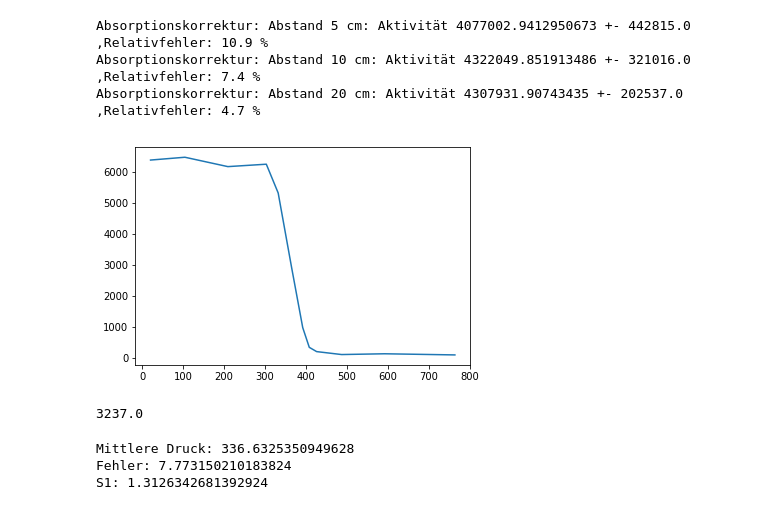
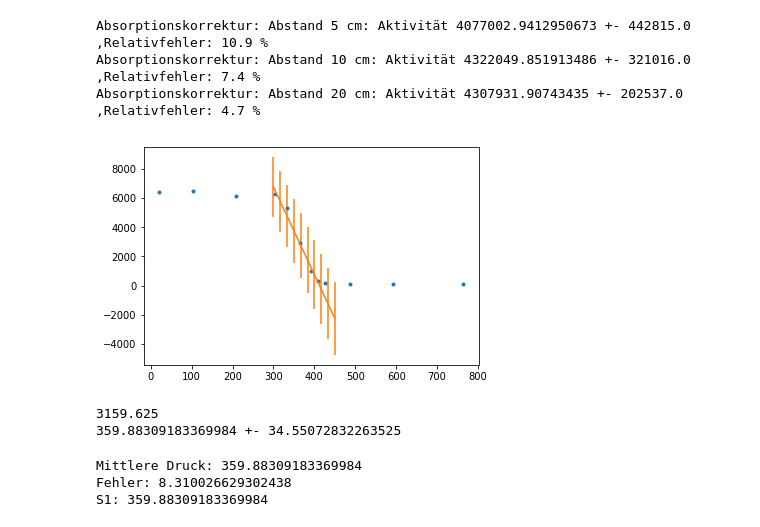
Before and after one commit to Wambonaut/PAP2, a Jupyter notebook: Absorption von alpha, beta, gamma strahlung.ipynb, the cells around one changed output. Cells and saved outputs as stored; diff of their text form; code cells hidden in the pictures.

```diff
--- a/Absorption von alpha, beta, gamma strahlung.ipynb
+++ b/Absorption von alpha, beta, gamma strahlung.ipynb
@@ -115,32 +115,38 @@ Absorptionskorrektur: Abstand 20 cm: Aktivität 4307931.90743435 +- 202537.0 ,Re
 # %%
 ##Absorption von alpha-Strahlung
 n_alpha=np.array([6383,6474,6171,6249,5319,2897,968,330,192,97,122,85])
 druck_alpha=np.array([20,104,209,303,332,365,392,408,426,487,592,764])
-plt.plot(druck_alpha, n_alpha)
+plt.plot(druck_alpha, n_alpha, ".")
+(slope, intercept), cov=np.polyfit(druck_alpha[3:8], n_alpha[3:8], 1, cov=True)
+plt.errorbar(np.linspace(300, 450, 10), np.linspace(300, 450,10)*slope+intercept, np.sqrt(cov[0,0]*np.linspace(300,450,10)**2+cov[1,1]))
 plt.show()
 # %% [output]
-[figure, old version]
+[figure, new version]
 # %%
 ##Bestimmen der Rechweite
 p_normal=1013
 s=lambda p, d: p/p_normal*d
-n50=max(n_alpha)/2
+n50=np.average(n_alpha[:4])/2
+x=(n50-intercept)/slope
+dx=x*sqrt(cov[0][0]/slope**2+cov[1][1]/intercept**2)
 print(n50)
+print(x,"+-",dx)
 # %% [output]
-3237.0
+3159.625
+359.88309183369984 +- 34.55072832263525
 # %%
 ##3237 liegt zwischen 5319 und 2897. diese liegen bei 332 und 365 mbar
 ##berechne linearen schnittpunkt
 p50=(332*np.abs((n50-5319)/(5319-2897))+np.abs((n50-2897)/(5319-2897))*365)
-print("Mittlere Druck:",p50)
+print("Mittlere Druck:",x)
 ##Fehler kann grob abgeschätzt werden auf p*sqrt(1/n1+1/n2)
-print("Fehler:", p50*np.sqrt(1/5319+ 1/2897))
-s1=s(p50,3.95)
-print("S1:",s1)
+print("Fehler:", x*np.sqrt(1/5319+ 1/2897))
+s1=s(x,3.95)
+print("S1:",x)
 # %% [output]
-Mittlere Druck: 336.6325350949628
-Fehler: 7.773150210183824
-S1: 1.3126342681392924
+Mittlere Druck: 359.88309183369984
+Fehler: 8.310026629302438
+S1: 359.88309183369984
 # %%
 ##Korrektur der Rechweite
 s2=s1+2.85/1.43
```
Also changed, not shown: parts of 3 cells of this notebook, 8 other files.
